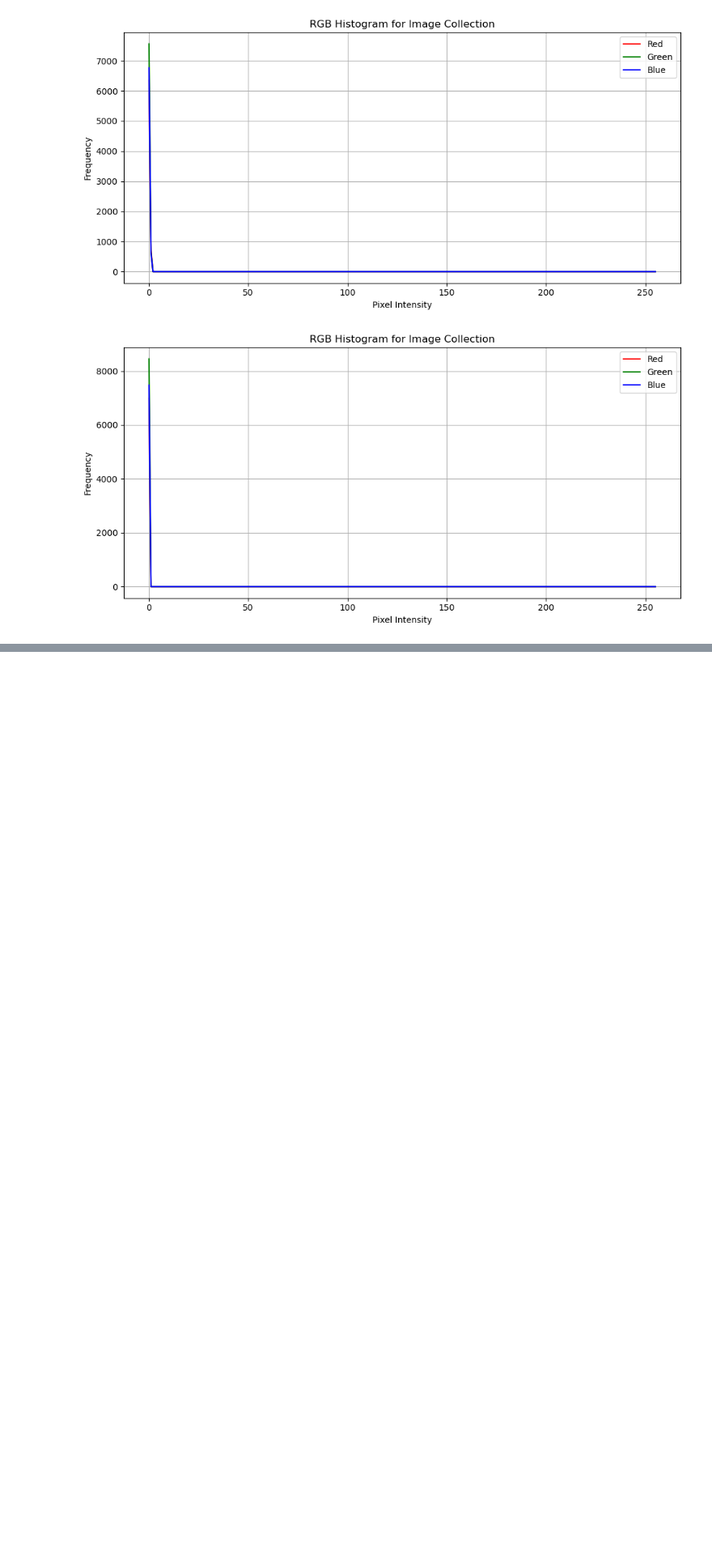
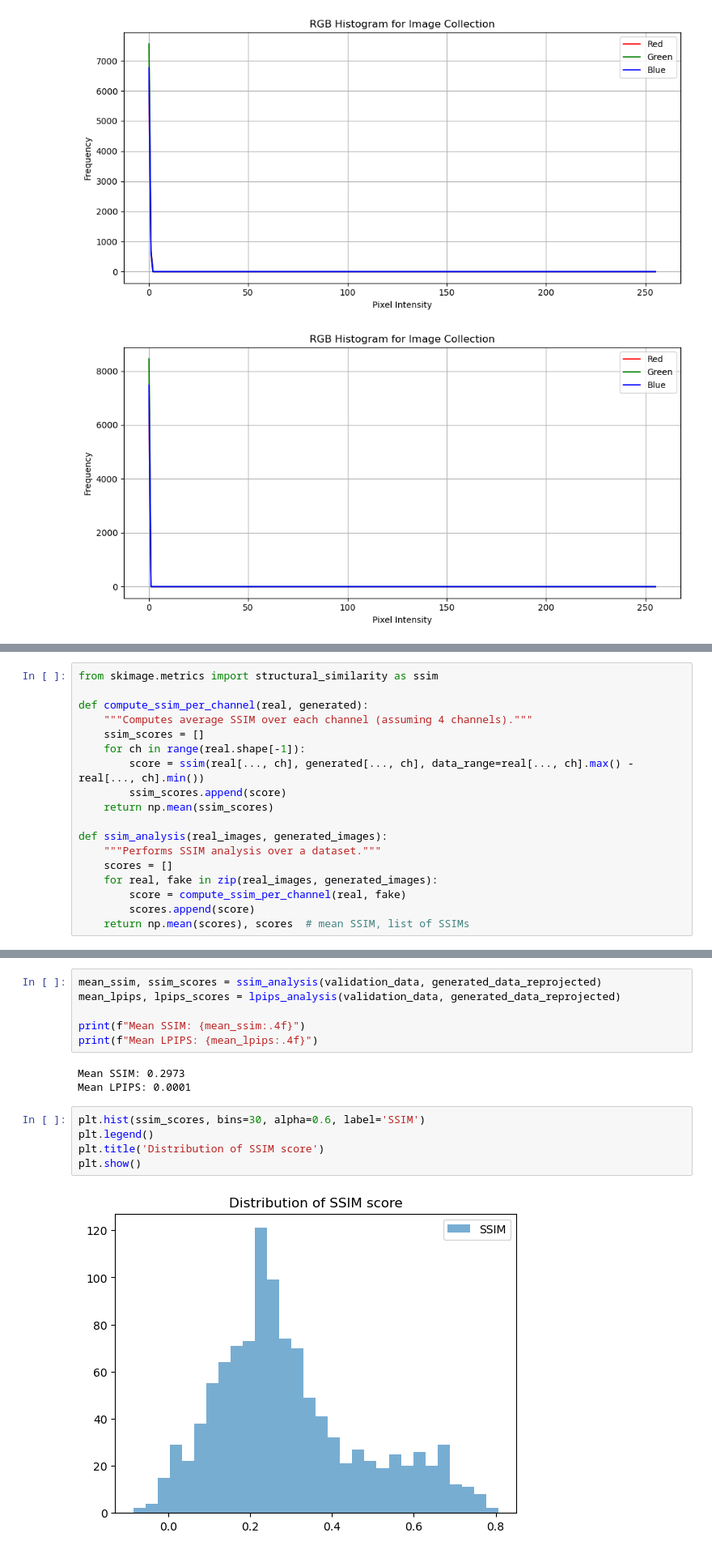
Before and after one commit to Suhaas0079/Farmland-Classification-using-Remote-Sensing, a Jupyter notebook: Notebooks/Spatial GAN - NIR.ipynb, the cells around one changed output, grey strips where cells are left out. Shown: that part at 81% size. Drawn from its saved outputs; the diff is of its cells as text; blank space fills up the shorter version.

Commit message:
Analystics od SSIM and LPIPS

```diff
--- a/Notebooks/Spatial GAN - NIR.ipynb
+++ b/Notebooks/Spatial GAN - NIR.ipynb
@@ -1171,0 +1176,18 @@ Conclusion: There is a statistically significant difference between the features
+# %%
+from skimage.metrics import structural_similarity as ssim
+
+def compute_ssim_per_channel(real, generated):
+    """Computes average SSIM over each channel (assuming 4 channels)."""
+    ssim_scores = []
+    for ch in range(real.shape[-1]):
+        score = ssim(real[..., ch], generated[..., ch], data_range=real[..., ch].max() - real[..., ch].min())
+        ssim_scores.append(score)
+    return np.mean(ssim_scores)
+
+def ssim_analysis(real_images, generated_images):
+    """Performs SSIM analysis over a dataset."""
+    scores = []
+    for real, fake in zip(real_images, generated_images):
+        score = compute_ssim_per_channel(real, fake)
+        scores.append(score)
+    return np.mean(scores), scores  # mean SSIM, list of SSIMs
@@ -1171,0 +1227,16 @@ Conclusion: There is a statistically significant difference between the features
+# %%
+mean_ssim, ssim_scores = ssim_analysis(validation_data, generated_data_reprojected)
+mean_lpips, lpips_scores = lpips_analysis(validation_data, generated_data_reprojected)
+
+print(f"Mean SSIM: {mean_ssim:.4f}")
+print(f"Mean LPIPS: {mean_lpips:.4f}")
+# %% [output]
+Mean SSIM: 0.2973
+Mean LPIPS: 0.0001
+# %%
+plt.hist(ssim_scores, bins=30, alpha=0.6, label='SSIM')
+plt.legend()
+plt.title('Distribution of SSIM score')
+plt.show()
+# %% [output]
+[figure, added]
```
Also changed, not shown: parts of 4 cells of this notebook.
